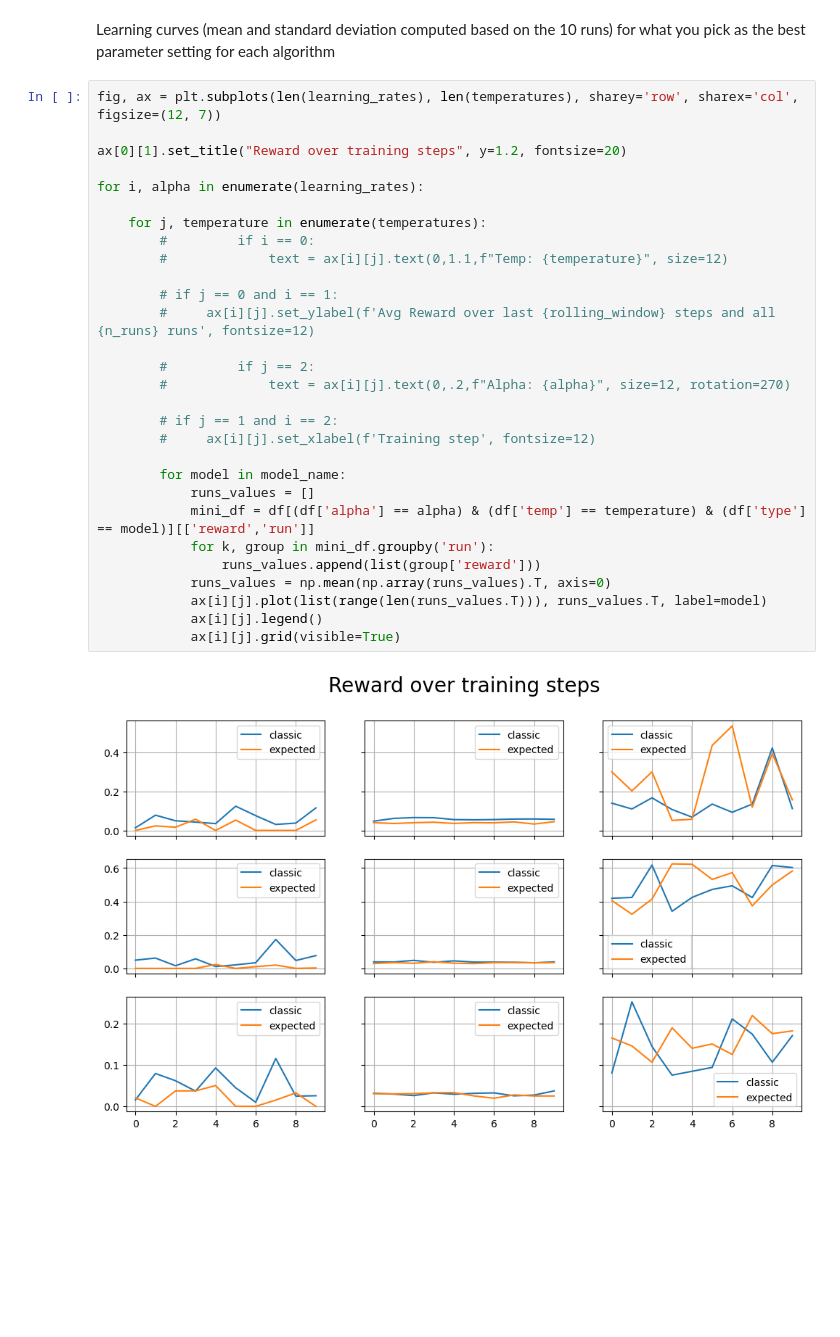
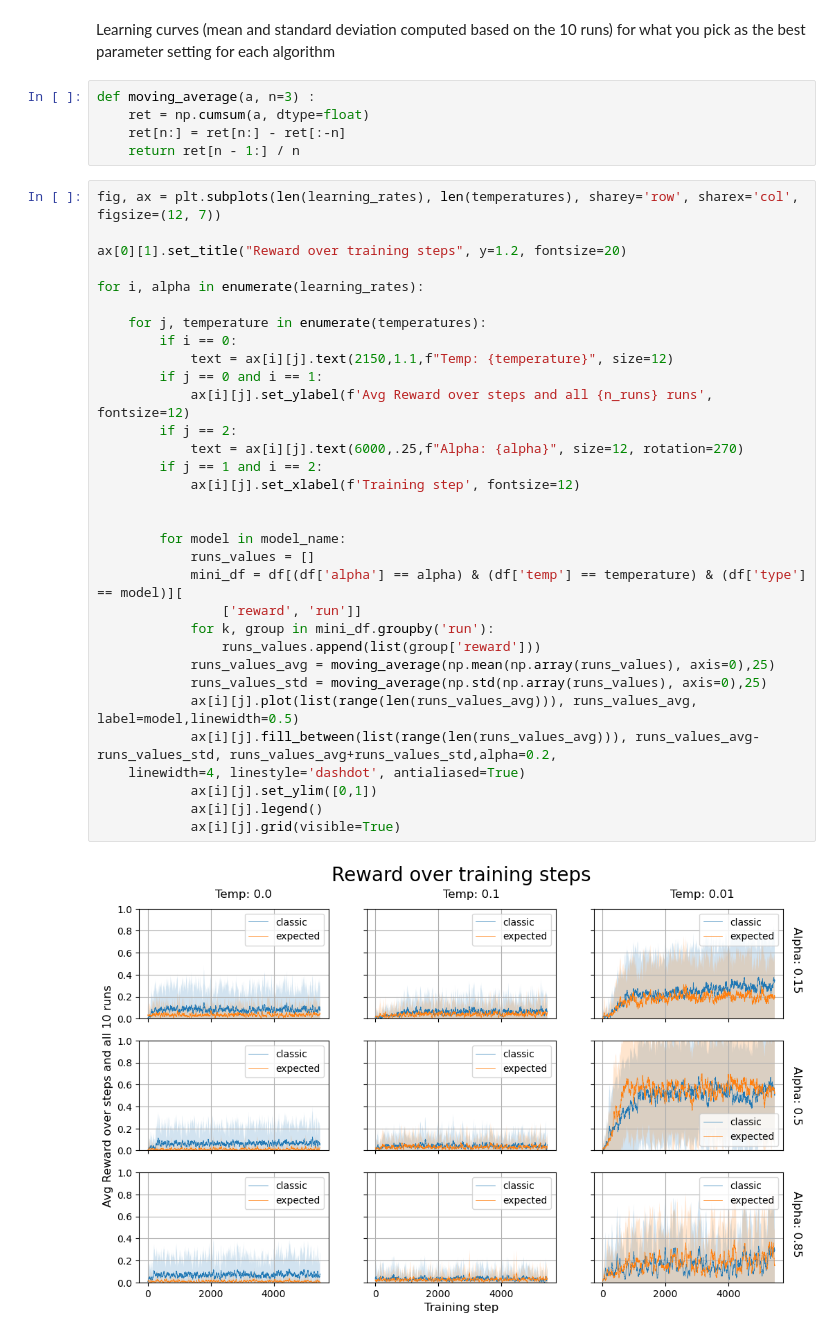
Before and after one commit to rafalm0/SARSA, a Jupyter notebook: SARSA.ipynb, the cells around one changed output. Drawn from its saved outputs; the diff is of its cells as text; blank space fills up the shorter version.

Commit message:
New plots/ analysis/ comments

```diff
--- a/SARSA.ipynb
+++ b/SARSA.ipynb
@@ -363,34 +362,42 @@ plt.show()
 # %% [markdown]
 Learning curves (mean and standard deviation computed based on the 10 runs) for what you
 pick as the best parameter setting for each algorithm
+# %%
+def moving_average(a, n=3) :
+    ret = np.cumsum(a, dtype=float)
+    ret[n:] = ret[n:] - ret[:-n]
+    return ret[n - 1:] / n
 # %%
 fig, ax = plt.subplots(len(learning_rates), len(temperatures), sharey='row', sharex='col', figsize=(12, 7))
 
 ax[0][1].set_title("Reward over training steps", y=1.2, fontsize=20)
 
 for i, alpha in enumerate(learning_rates):
 
     for j, temperature in enumerate(temperatures):
-        #         if i == 0:
-        #             text = ax[i][j].text(0,1.1,f"Temp: {temperature}", size=12)
+        if i == 0:
+            text = ax[i][j].text(2150,1.1,f"Temp: {temperature}", size=12)
+        if j == 0 and i == 1:
+            ax[i][j].set_ylabel(f'Avg Reward over steps and all {n_runs} runs', fontsize=12)
+        if j == 2:
+            text = ax[i][j].text(6000,.25,f"Alpha: {alpha}", size=12, rotation=270)
+        if j == 1 and i == 2:
+            ax[i][j].set_xlabel(f'Training step', fontsize=12)
 
-        # if j == 0 and i == 1:
-        #     ax[i][j].set_ylabel(f'Avg Reward over last {rolling_window} steps and all {n_runs} runs', fontsize=12)
-
-        #         if j == 2:
-        #             text = ax[i][j].text(0,.2,f"Alpha: {alpha}", size=12, rotation=270)
-
-        # if j == 1 and i == 2:
-        #     ax[i][j].set_xlabel(f'Training step', fontsize=12)
 
         for model in model_name:
             runs_values = []
-            mini_df = df[(df['alpha'] == alpha) & (df['temp'] == temperature) & (df['type'] == model)][['reward','run']]
+            mini_df = df[(df['alpha'] == alpha) & (df['temp'] == temperature) & (df['type'] == model)][
+                ['reward', 'run']]
             for k, group in mini_df.groupby('run'):
                 runs_values.append(list(group['reward']))
-            runs_values = np.mean(np.array(runs_values).T, axis=0)
-            ax[i][j].plot(list(range(len(runs_values.T))), runs_values.T, label=model)
+            runs_values_avg = moving_average(np.mean(np.array(runs_values), axis=0),25)
+            runs_values_std = moving_average(np.std(np.array(runs_values), axis=0),25)
+            ax[i][j].plot(list(range(len(runs_values_avg))), runs_values_avg, label=model,linewidth=0.5)
+            ax[i][j].fill_between(list(range(len(runs_values_avg))), runs_values_avg-runs_values_std, runs_values_avg+runs_values_std,alpha=0.2,
+    linewidth=4, linestyle='dashdot', antialiased=True)
+            ax[i][j].set_ylim([0,1])
             ax[i][j].legend()
             ax[i][j].grid(visible=True)
 # %% [output]
-[figure, old version]
+[figure, new version]
```
Also changed, not shown: parts of 55 cells of this notebook, 5 other files.
